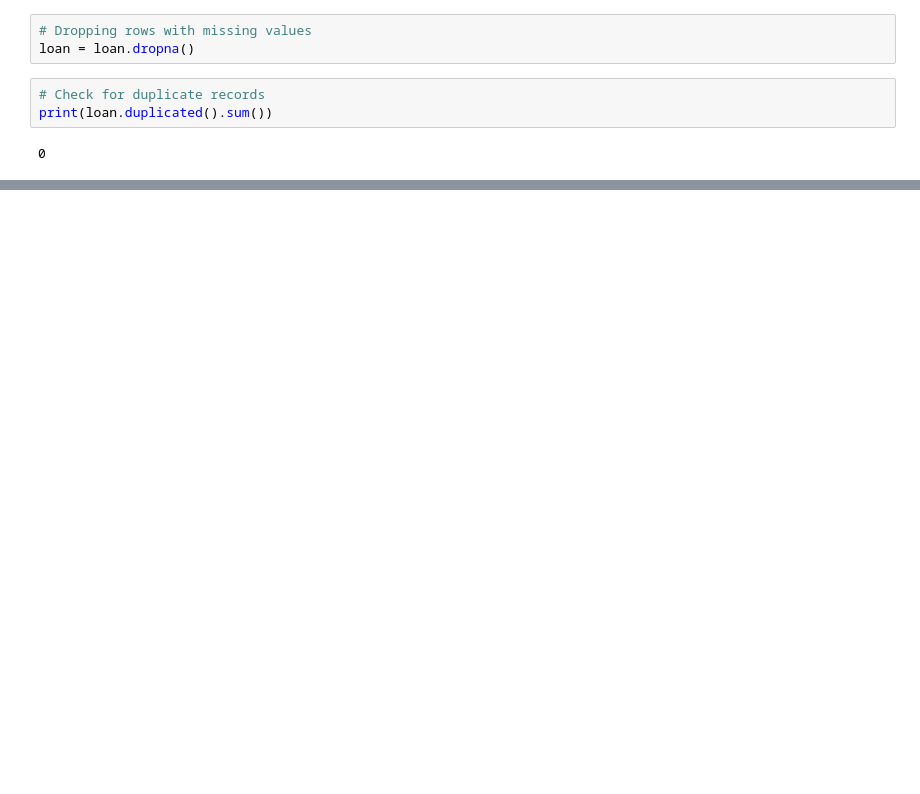
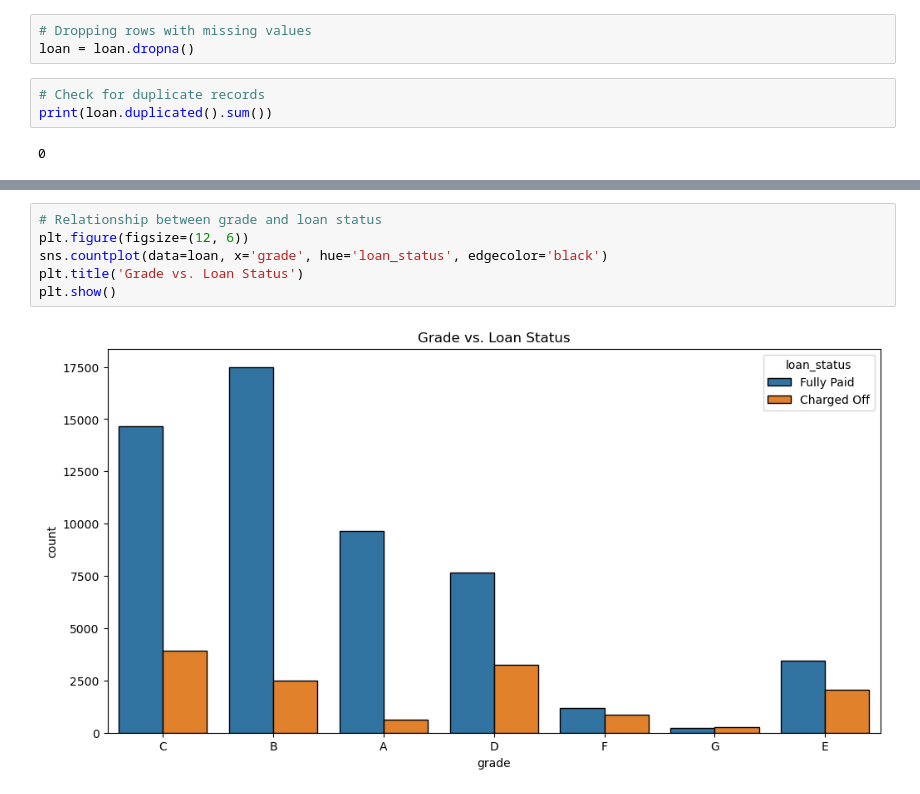
Before and after one commit to neilfatalis/loan-default-prediction, a Jupyter notebook: loan-default-prediction.ipynb, the cells around one changed output, grey strips where cells are left out. Drawn from its saved outputs; the diff is of its cells as text; blank space fills up the shorter version.

```diff
--- a/loan-default-prediction.ipynb
+++ b/loan-default-prediction.ipynb
@@ -164,0 +211,8 @@ Number of columns: 27
+# %%
+# Relationship between grade and loan status
+plt.figure(figsize=(12, 6))
+sns.countplot(data=loan, x='grade', hue='loan_status', edgecolor='black')
+plt.title('Grade vs. Loan Status')
+plt.show()
+# %% [output]
+[figure, added]
```
Also changed, not shown: parts of 15 cells of this notebook.
